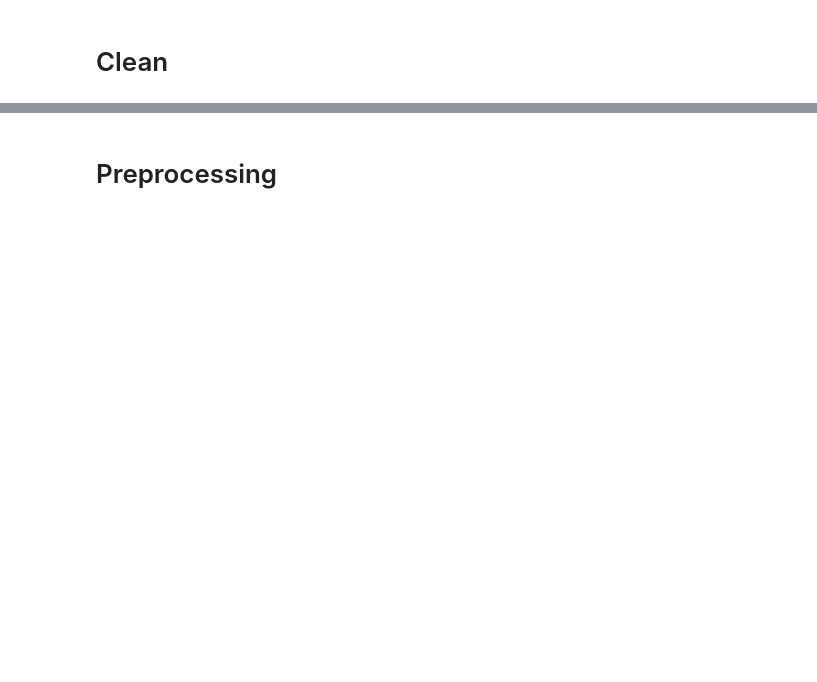
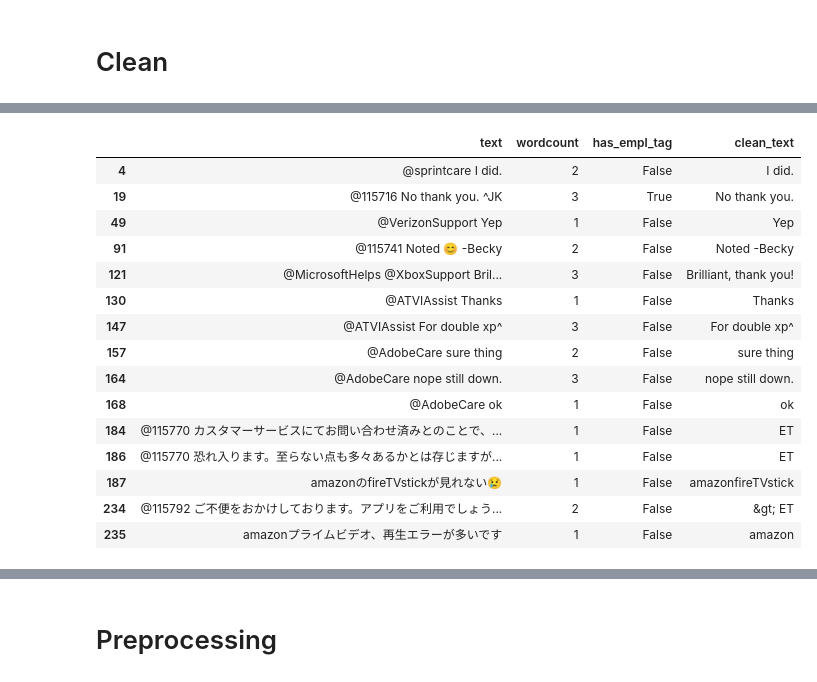
Before and after one commit to DiederikCvB/helpdesk-topics, a Jupyter notebook: Experiments/Topic_model.ipynb, the cells around one changed output, grey strips where cells are left out. Cells and saved outputs as stored; diff of their text form; code cells hidden in the pictures; blank space fills up the shorter version.

```diff
--- a/Experiments/Topic_model.ipynb
+++ b/Experiments/Topic_model.ipynb
@@ -129,4 +223,21 @@ small
 #Remove remaining text not containing letters
 df = df[~df['clean_text'].str.fullmatch('^[\s\d]+$')]
 # %%
-df.loc[df["wordcount"]<2,:].head(n=20)
+df.loc[df["wordcount"]<4,:].head(n=15)
+# %% [output]
+|  | text | wordcount | has_empl_tag | clean_text |
+| 4 | @sprintcare I did. | 2 | False | I did. |
+| 19 | @115716 No thank you. ^JK | 3 | True | No thank you. |
+| 49 | @VerizonSupport Yep | 1 | False | Yep |
+| 91 | @115741 Noted 😊 -Becky | 2 | False | Noted -Becky |
+| 121 | @MicrosoftHelps @XboxSupport Bril... | 3 | False | Brilliant, thank you! |
+| 130 | @ATVIAssist Thanks | 1 | False | Thanks |
+| 147 | @ATVIAssist For double xp^ | 3 | False | For double xp^ |
+| 157 | @AdobeCare sure thing | 2 | False | sure thing |
+| 164 | @AdobeCare nope still down. | 3 | False | nope still down. |
+| 168 | @AdobeCare ok | 1 | False | ok |
+| 184 | @115770 カスタマーサービスにてお問い合わせ済みとのことで、... | 1 | False | ET |
+| 186 | @115770 恐れ入ります。至らない点も多々あるかとは存じますが... | 1 | False | ET |
+| 187 | amazonのfireTVstickが見れない😢 | 1 | False | amazonfireTVstick |
+| 234 | @115792 ご不便をおかけしております。アプリをご利用でしょう... | 2 | False | &gt; ET |
+| 235 | amazonプライムビデオ、再生エラーが多いです | 1 | False | amazon |
```
Also changed, not shown: parts of 56 cells of this notebook, 1 other file.
